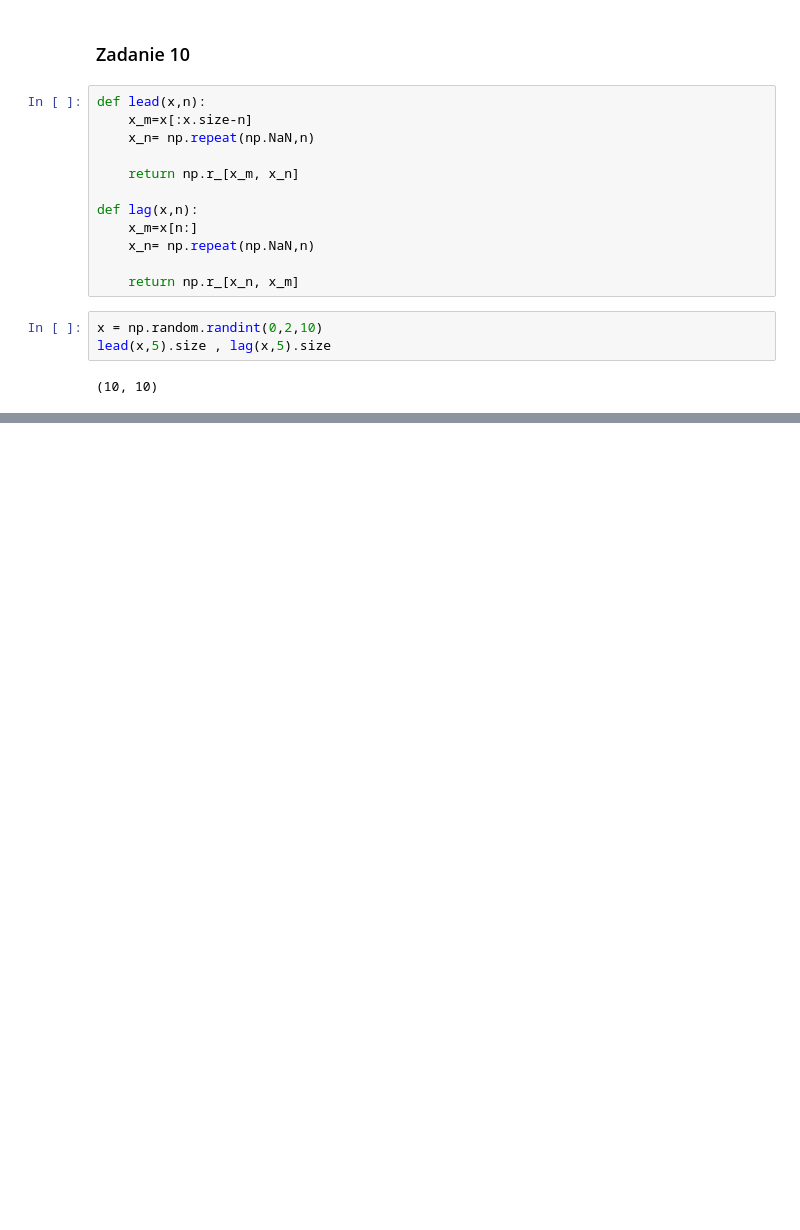
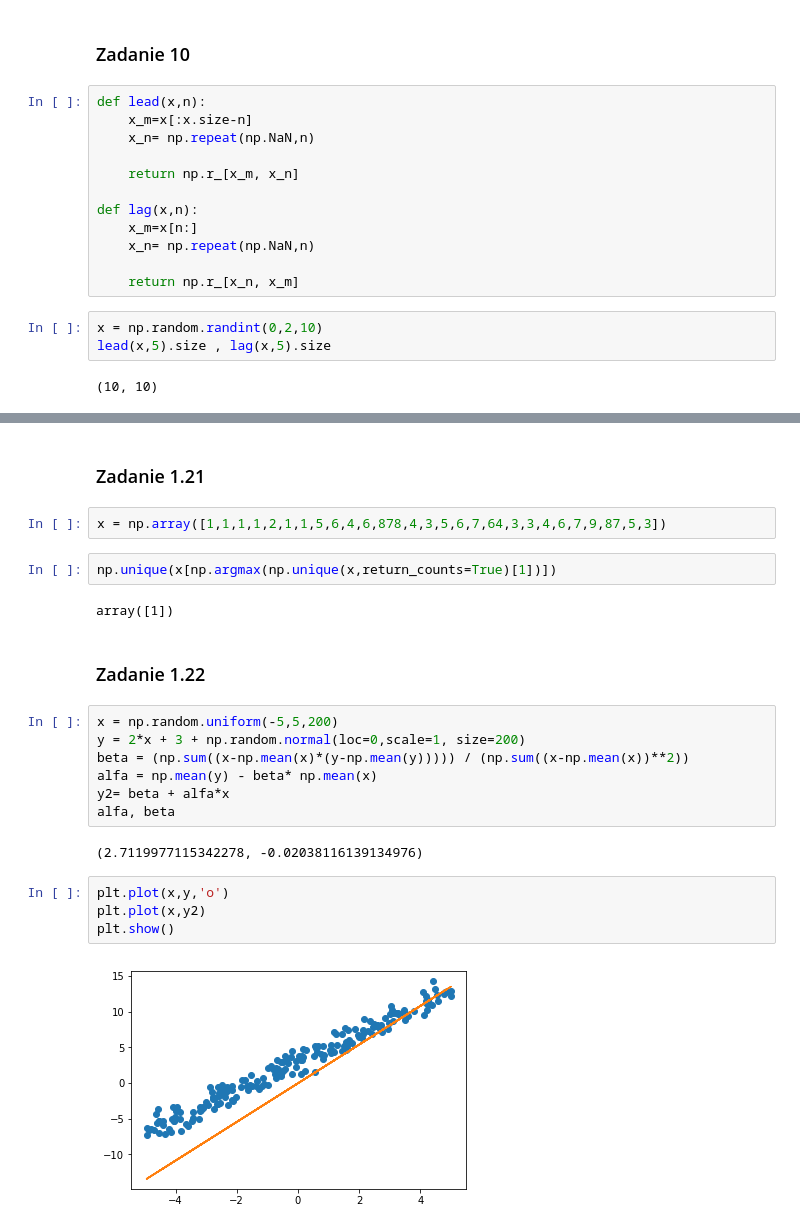
Before and after one commit to aearial94/kurs_sages_160918, a Jupyter notebook: 29.09.2018_Zadania_numpy.ipynb, the cells around one changed output, grey strips where cells are left out. Saved outputs shown, nothing was run; the diff lists cells and outputs as text; blank space fills up the shorter version.

```diff
--- a/29.09.2018_Zadania_numpy.ipynb
+++ b/29.09.2018_Zadania_numpy.ipynb
@@ -287,0 +464,25 @@ lead(x,5).size , lag(x,5).size
+# %% [markdown]
+### Zadanie 1.21
+# %%
+x = np.array([1,1,1,1,2,1,1,5,6,4,6,878,4,3,5,6,7,64,3,3,4,6,7,9,87,5,3])
+# %%
+np.unique(x[np.argmax(np.unique(x,return_counts=True)[1])])
+# %% [output]
+array([1])
+# %% [markdown]
+### Zadanie 1.22
+# %%
+x = np.random.uniform(-5,5,200)
+y = 2*x + 3 + np.random.normal(loc=0,scale=1, size=200)
+beta = (np.sum((x-np.mean(x)*(y-np.mean(y))))) / (np.sum((x-np.mean(x))**2))
+alfa = np.mean(y) - beta* np.mean(x)
+y2= beta + alfa*x
+alfa, beta
+# %% [output]
+(2.7119977115342278, -0.02038116139134976)
+# %%
+plt.plot(x,y,'o')
+plt.plot(x,y2)
+plt.show()
+# %% [output]
+[figure, added]
```
Also changed, not shown: parts of 53 cells of this notebook, 1 other file.
